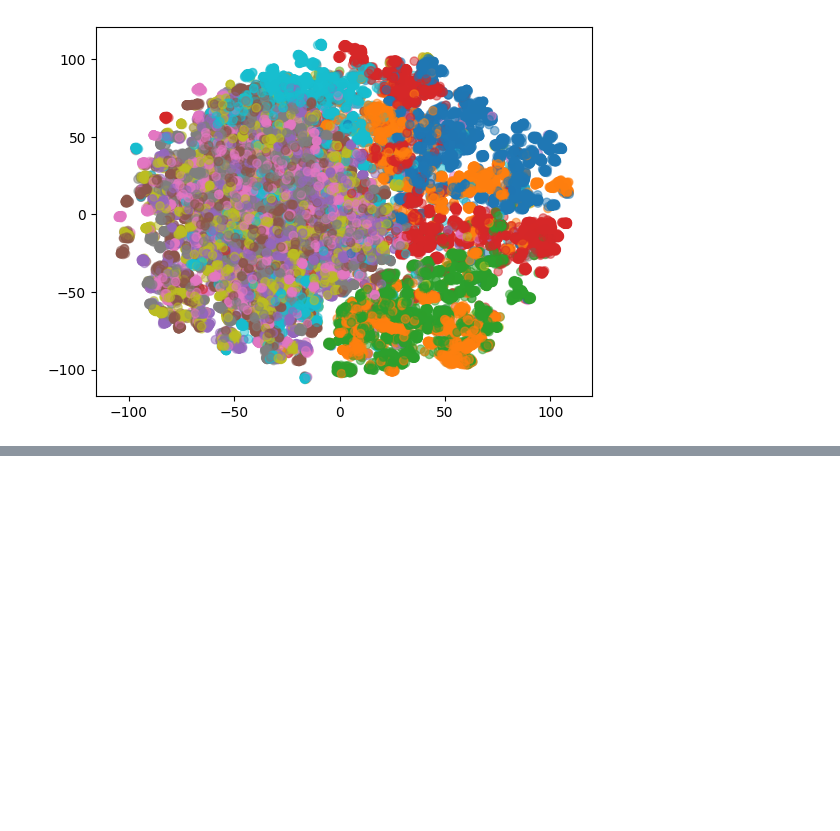
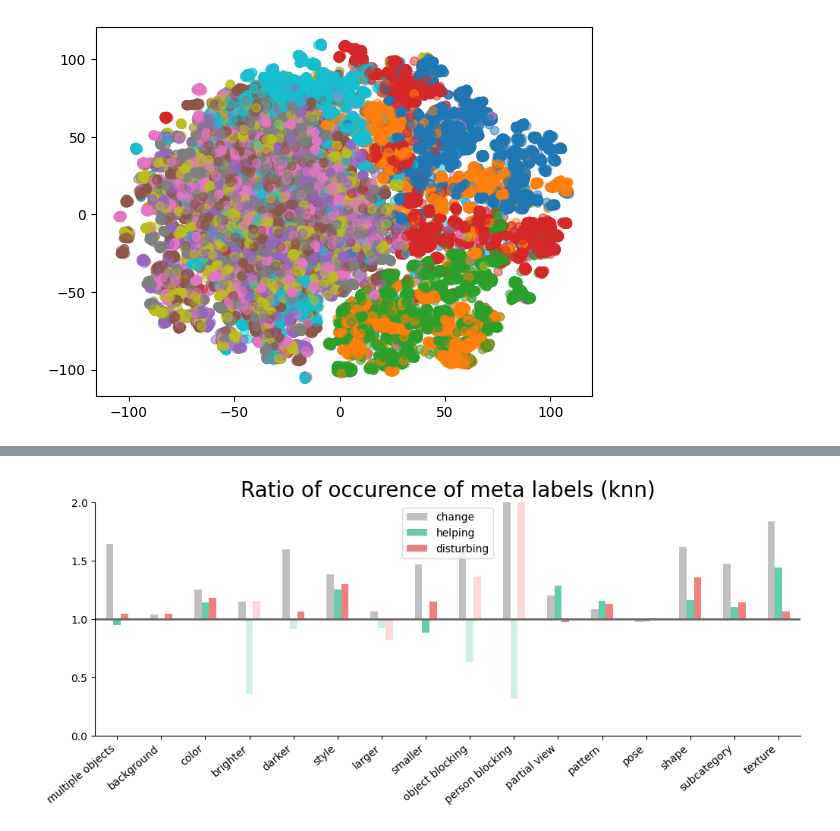
Before and after one commit to CarlAnSc/bachelor_project, a Jupyter notebook: src/models/get_embeddings.ipynb, the cells around one changed output, grey strips where cells are left out. Saved outputs shown, nothing was run; the diff lists cells and outputs as text; code cells hidden in the pictures; blank space fills up the shorter version.

```diff
--- a/src/models/get_embeddings.ipynb
+++ b/src/models/get_embeddings.ipynb
@@ -653,0 +685,6 @@ plt.scatter(x=X_embedded_img[:,0], y=X_embedded_img[:,1], c=val_labels, cmap='ta
+# %%
+df = pd.read_csv('../../k-fold/dflsvc.csv', index_col=0)
+
+helping_index = (df['meta pred'] == df['true label']) & (df['meta pred'] != df['base pred'])
+
+df_metalabels[helping_index].std() / df_metalabels.mean()
@@ -653,0 +765,40 @@ plt.scatter(x=X_embedded_img[:,0], y=X_embedded_img[:,1], c=val_labels, cmap='ta
+# %%
+def make_plot(df_ratios, classifier_name, significant):
+
+    colors = ["silver", "mediumaquamarine","lightcoral", "#f4a261", "#e76f51"]
+
+    fig, ax = plt.subplots(1,1, figsize=(16,4))
+    # set y-axis limit
+    g = (df_ratios.T - 1).plot(kind='bar',ax=ax, legend=False, figsize=(12,4), fontsize=10, color=colors[:4], rot=40, bottom=1)
+    #ax.errorbar(data=df_std, x='Group', y='Mean', yerr='SD', ls='', lw=3, color='black')
+    #sns.barplot(data=(df_ratios.T - 1),ax=ax, legend=False, figsize=(12,4), fontsize=10, color=colors[:3], rot=40, bottom=1, errorbar=('ci', 95))
+        #xlim = g.get_xlim()
+        #plt.errorbar(x, y, yerr=yerr, linewidth=0, elinewidth=1.8, alpha=1, c=".35")
+    for i,c in enumerate(g.containers):
+        for j,bar in enumerate(c):
+            if significant[i][j] < 15:
+                bar.set_alpha(0.3)
+
+    leg = ax.legend(['change', 'helping', 'disturbing'], fontsize=10, loc='upper center' )#, labelcolor=colors[:3])
+    for lh in leg.legendHandles:
+        lh.set_alpha(1)
+    ax.hlines(y=1, xmin=-1, xmax=16, linewidth=2, color='dimgray')
+    ax.set_ylim(0, 2)
+    # set x-axis at value y = 1
+
+    #ax.spines['left'].set_position('center')
+    #ax.spines['bottom'].set_position('center')
+    # Eliminate upper and right axes
+    ax.spines['right'].set_color('none')
+    ax.spines['top'].set_color('none')
+
+    plt.rcParams.update({"font.size": 18})
+    plt.xticks(rotation=40, ha="right", fontsize=10)
+    plt.title(f'Ratio of occurence of meta labels ({classifier_name})', fontsize=20)
+    plt.plot()
+# %%
+df_ratios, significant = ratio_of_occurence('../../k-fold/dfrfc.csv')
+# %%
+make_plot(df_ratios, 'knn', significant )
+# %% [output]
+[figure, added]
```
Also changed, not shown: parts of 33 cells of this notebook, 14 other files.
